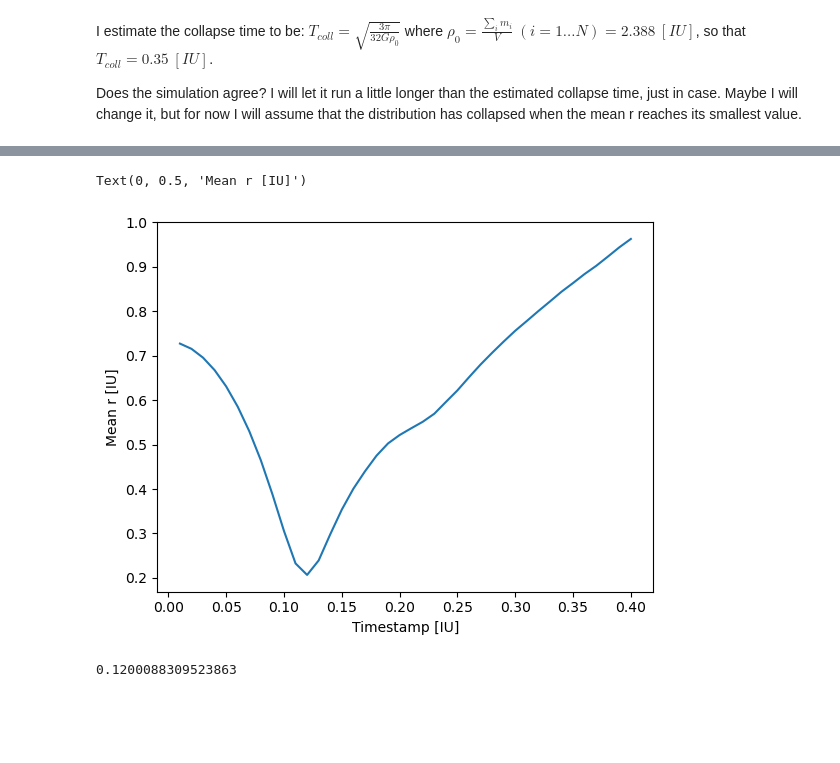
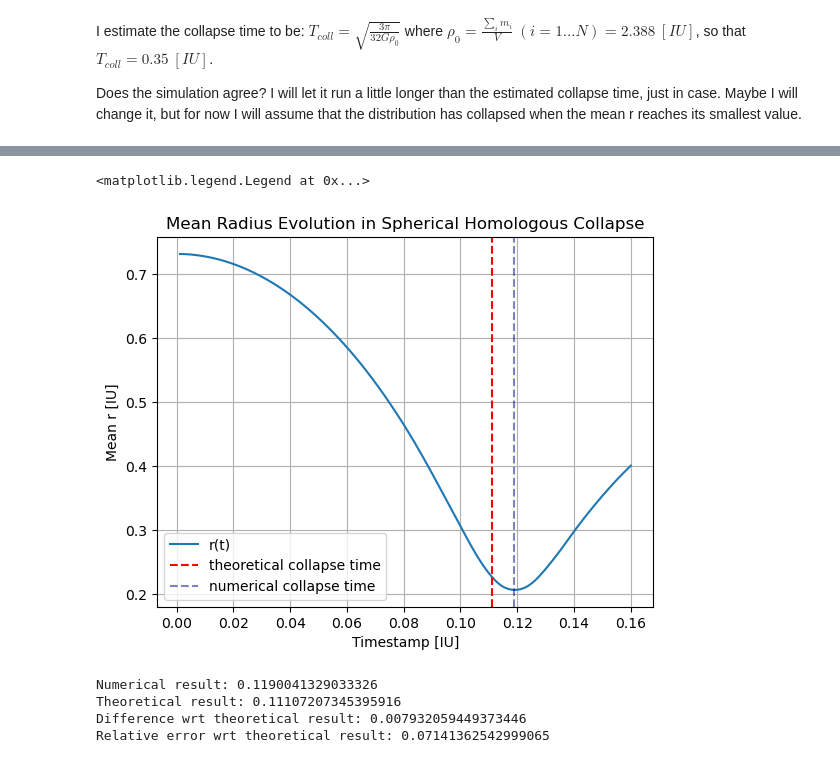
Before and after one commit to ebianchi803/dynamics, a Jupyter notebook: 2/2_gen.ipynb, the cells around one changed output, grey strips where cells are left out. Saved outputs shown, nothing was run; the diff lists cells and outputs as text; code cells hidden in the pictures; blank space fills up the shorter version.

```diff
--- a/2/2_gen.ipynb
+++ b/2/2_gen.ipynb
@@ -223,17 +230,23 @@ print(r_tot)
 # %%
 fig, ax = plt.subplots()
-plt.plot(times, r_values)
+plt.plot(times, r_values,label='r(t)')
 plt.xlabel('Timestamp [IU]')
 plt.ylabel('Mean r [IU]')
+plt.grid()
+plt.axvline(tcoll,linestyle='--',c='r',alpha=1,label='theoretical collapse time')
+plt.axvline(min_time,linestyle='--',c='darkblue',alpha=0.5,label='numerical collapse time')
+plt.title('Mean Radius Evolution in Spherical Homologous Collapse')
+plt.legend()
 # %% [output]
-Text(0, 0.5, 'Mean r [IU]')
+<matplotlib.legend.Legend at 0x...>
-[figure, old version]
+[figure, new version]
 # %%
-sorted_idxs = np.argsort(r_values)
-min_idx = sorted_idxs[0]
-min_ind=np.argmin(r_values)
-min_time = times[min_idx*(N_points+2)+1]
-print(min_time)
-print('Difference
+print('Numerical result:', min_time)
+print('Theoretical result:', tcoll)
+print('Difference wrt theoretical result:', min_time-tcoll)
+print('Relative error wrt theoretical result:', (min_time-tcoll)/tcoll)
 # %% [output]
-0.1200088309523863
+Numerical result: 0.1190041329033326
+Theoretical result: 0.11107207345395916
+Difference wrt theoretical result: 0.007932059449373446
+Relative error wrt theoretical result: 0.07141362542999065
```
Also changed, not shown: parts of 4 cells of this notebook.
